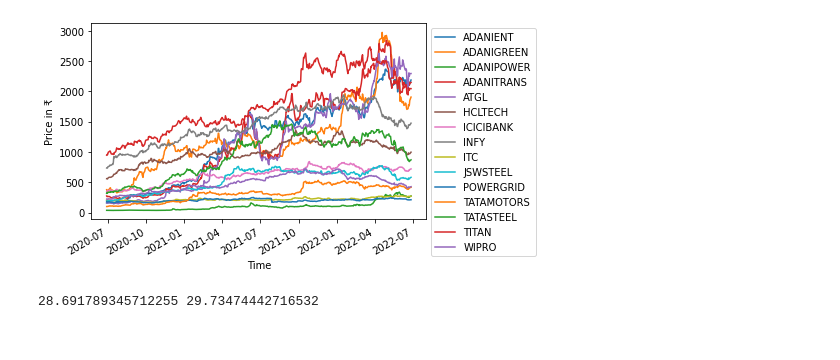
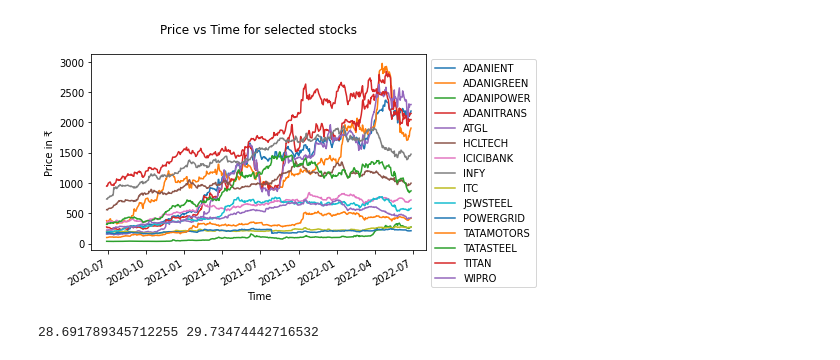
Before and after one commit to Ananyarao610/Project-Quantum, a Jupyter notebook: visulization.ipynb, the cells around one changed output. Drawn from its saved outputs; the diff is of its cells as text; code cells hidden in the pictures.

```diff
--- a/visulization.ipynb
+++ b/visulization.ipynb
@@ -54,10 +54,11 @@ psigma = pr.cov().to_numpy()
 # %%
 portfolio.plot(x ='Time', y = portfolio.columns[1:], kind = 'line')
 plt.legend(bbox_to_anchor=(1,1))
 plt.ylabel('Price in \u20B9')
+plt.title('Price vs Time for selected stocks\n')
 plt.show()
 # %% [output]
-[figure, old version]
+[figure, new version]
 # %%
 def find_expected_daily_return_sp(weights,portfolio_mu,n):
     '''
```
Also changed, not shown: parts of 2 cells of this notebook, 1 other file.
